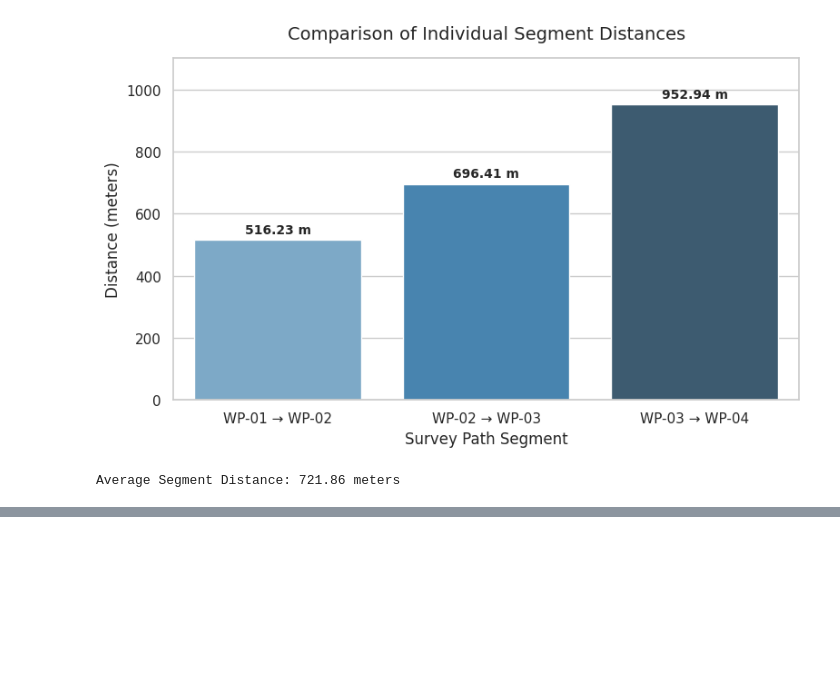
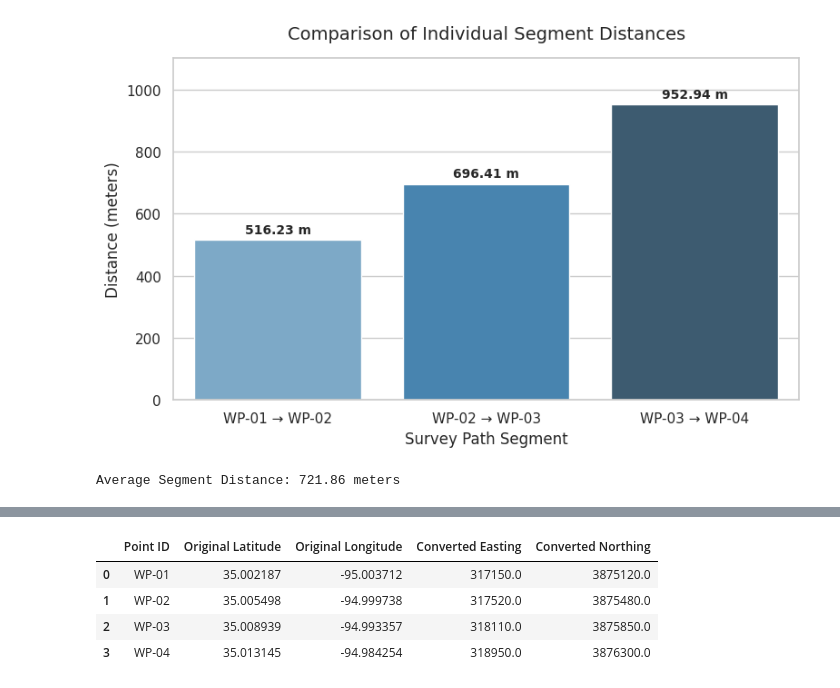
Before and after one commit to JacekDrzycimski/6tunnel, a Jupyter notebook: 2D_line_OSM_1.ipynb, the cells around one changed output, grey strips where cells are left out. Cells and saved outputs as stored; diff of their text form; code cells hidden in the pictures; blank space fills up the shorter version.

```diff
--- a/2D_line_OSM_1.ipynb
+++ b/2D_line_OSM_1.ipynb
@@ -480,0 +484,57 @@ Average Segment Distance: 721.86 meters
+# %%
+from pyproj import Transformer
+import pandas as pd
+
+# Ensure df_converted is defined (re-creating it from the sample coordinates)
+coordinate_list = [
+    {"id": "WP-01", "easting": 317150, "northing": 3875120},
+    {"id": "WP-02", "easting": 317520, "northing": 3875480},
+    {"id": "WP-03", "easting": 318110, "northing": 3875850},
+    {"id": "WP-04", "easting": 318950, "northing": 3876300}
+]
+
+utm_zone = "epsg:32615"
+transformer_to_wgs = Transformer.from_crs(utm_zone, "epsg:4326", always_xy=True)
+
+converted_list = []
+for pt in coordinate_list:
+    lon, lat = transformer_to_wgs.transform(pt["easting"], pt["northing"])
+    converted_list.append({
+        "Point ID": pt["id"],
+        "Easting": pt["easting"],
+        "Northing": pt["northing"],
+        "Latitude": lat,
+        "Longitude": lon
+    })
+
+df_converted = pd.DataFrame(converted_list)
+
+# Define CRS projection codes for the reverse conversion
+wgs84_epsg = "epsg:4326"
+utm_epsg = "epsg:32615"
+
+# Create a transformer from Lat/Lon to UTM Easting/Northing
+transformer_to_utm = Transformer.from_crs(wgs84_epsg, utm_epsg, always_xy=True)
+
+utm_results = []
+
+for _, row in df_converted.iterrows():
+    # Pass Longitude first as X, then Latitude as Y
+    easting, northing = transformer_to_utm.transform(row['Longitude'], row['Latitude'])
+    utm_results.append({
+        "Point ID": row['Point ID'],
+        "Original Latitude": row['Latitude'],
+        "Original Longitude": row['Longitude'],
+        "Converted Easting": easting,
+        "Converted Northing": northing
+    })
+
+# Create DataFrame
+df_utm_reconverted = pd.DataFrame(utm_results)
+display(df_utm_reconverted)
+# %% [output]
+|  | Point ID | Original Latitude | Original Longitude | Converted Easting | Converted Northing |
+| 0 | WP-01 | 35.002187 | -95.003712 | 317150.0 | 3875120.0 |
+| 1 | WP-02 | 35.005498 | -94.999738 | 317520.0 | 3875480.0 |
+| 2 | WP-03 | 35.008939 | -94.993357 | 318110.0 | 3875850.0 |
+| 3 | WP-04 | 35.013145 | -94.984254 | 318950.0 | 3876300.0 |
```
Also changed, not shown: parts of 16 cells of this notebook.
